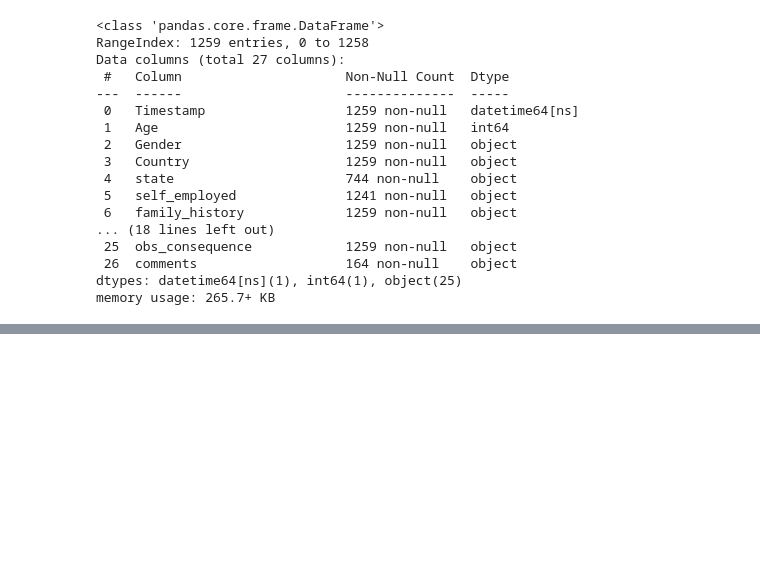
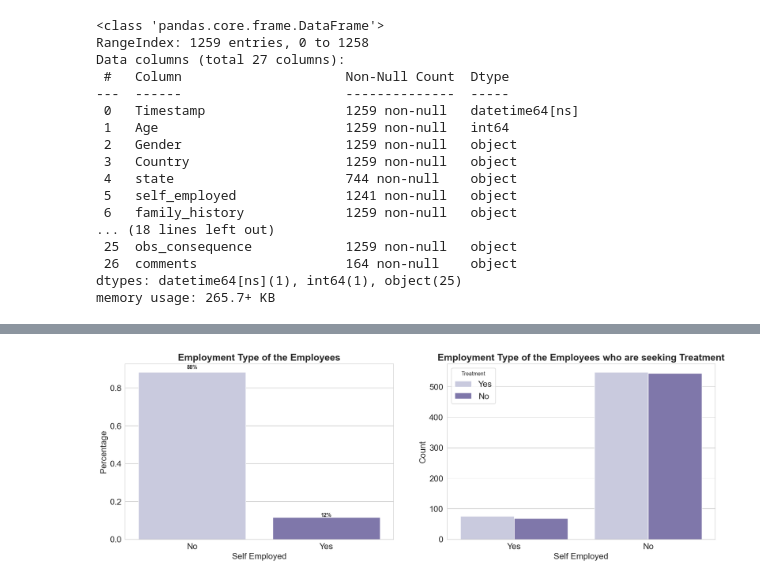
Before and after one commit to hafiz-Abdullahshahzad-DS/Data-Analysis-with-Abdullah, a Jupyter notebook: Mental Health in Tech Work/code.ipynb, the cells around one changed output, grey strips where cells are left out. Cells and saved outputs as stored; diff of their text form; code cells hidden in the pictures; blank space fills up the shorter version.

```diff
--- a/Mental Health in Tech Work/code.ipynb
+++ b/Mental Health in Tech Work/code.ipynb
@@ -57,0 +245,32 @@ memory usage: 265.7+ KB
+# %%
+plt.figure(figsize=(20, 6))
+
+# First subplot
+plt.subplot(1, 2, 1)
+eda_percentage = df['self_employed'].value_counts(normalize=True).rename_axis('self_employed').reset_index(name='Percentage')
+ax = sns.barplot(x='self_employed', y='Percentage', data=eda_percentage, palette='Purples')
+for p in ax.patches:
+    width = p.get_width()
+    height = p.get_height()
+    x, y = p.get_xy()
+    ax.annotate(f'{height:.0%}', (x + width / 2, y + height * 1.02), ha='center', fontweight='bold')
+
+plt.title('Employment Type of the Employees', fontsize=18, fontweight='bold')
+plt.xlabel('Self Employed', fontsize=16)
+plt.ylabel('Percentage', fontsize=16)
+plt.xticks(fontsize=16)
+plt.yticks(fontsize=16)
+
+# Second subplot
+plt.subplot(1, 2, 2)
+sns.countplot(x='self_employed', hue='treatment', data=df, palette='Purples')
+plt.title('Employment Type of the Employees who are seeking Treatment', fontsize=18, fontweight='bold')
+plt.xlabel('Self Employed', fontsize=16)
+plt.ylabel('Count', fontsize=16)
+plt.xticks(fontsize=16)
+plt.yticks(fontsize=16)
+plt.legend(title='Treatment', fontsize=16)
+
+plt.show()
+# %% [output]
+[figure, added]
```
Also changed, not shown: parts of 20 cells of this notebook.
